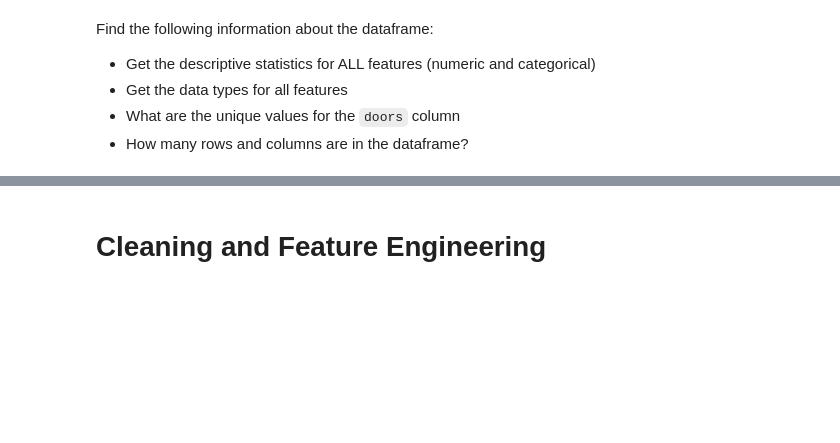
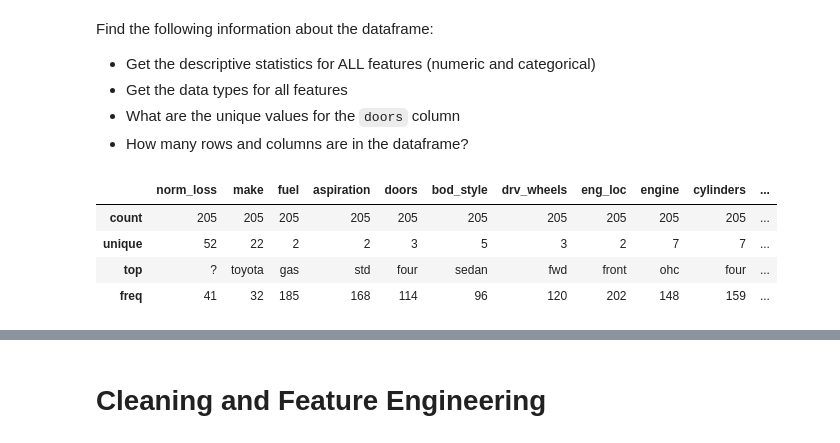
Before and after one commit to ekoly/Study-Guides, a Jupyter notebook: Unit_1_Sprint_1_Data_Wrangling_and_Visualizations_Study_Guide.ipynb, the cells around one changed output, grey strips where cells are left out. Drawn from its saved outputs; the diff is of its cells as text; code cells hidden in the pictures; blank space fills up the shorter version.

```diff
--- a/Unit_1_Sprint_1_Data_Wrangling_and_Visualizations_Study_Guide.ipynb
+++ b/Unit_1_Sprint_1_Data_Wrangling_and_Visualizations_Study_Guide.ipynb
@@ -122,3 +122,11 @@ Find the following information about the dataframe:
 - Get the data types for all features
 - What are the unique values for the `doors` column
 - How many rows and columns are in the dataframe?
+# %%
+df.describe(exclude="number")
+# %% [output]
+|  | norm_loss | make | fuel | aspiration | doors | bod_style | drv_wheels | eng_loc | engine | cylinders | ... |
+| count | 205 | 205 | 205 | 205 | 205 | 205 | 205 | 205 | 205 | 205 | ... |
+| unique | 52 | 22 | 2 | 2 | 3 | 5 | 3 | 2 | 7 | 7 | ... |
+| top | ? | toyota | gas | std | four | sedan | fwd | front | ohc | four | ... |
+| freq | 41 | 32 | 185 | 168 | 114 | 96 | 120 | 202 | 148 | 159 | ... |
```
Also changed, not shown: parts of 1 cell of this notebook.
